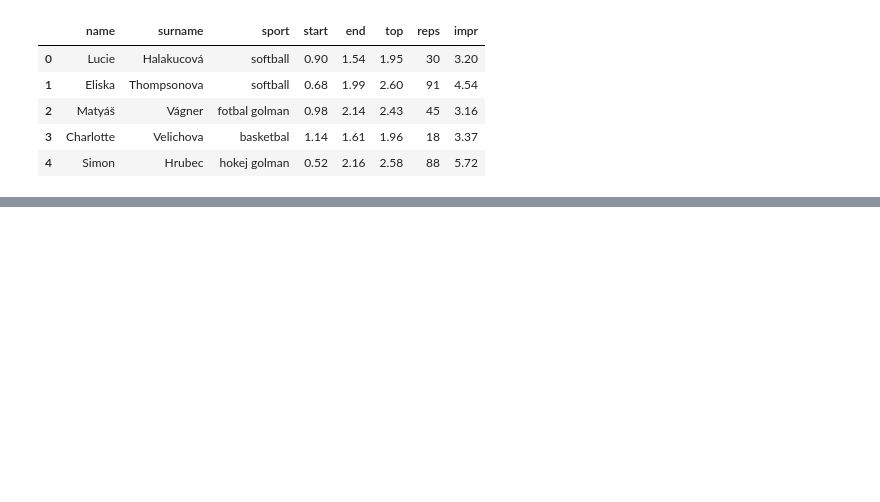
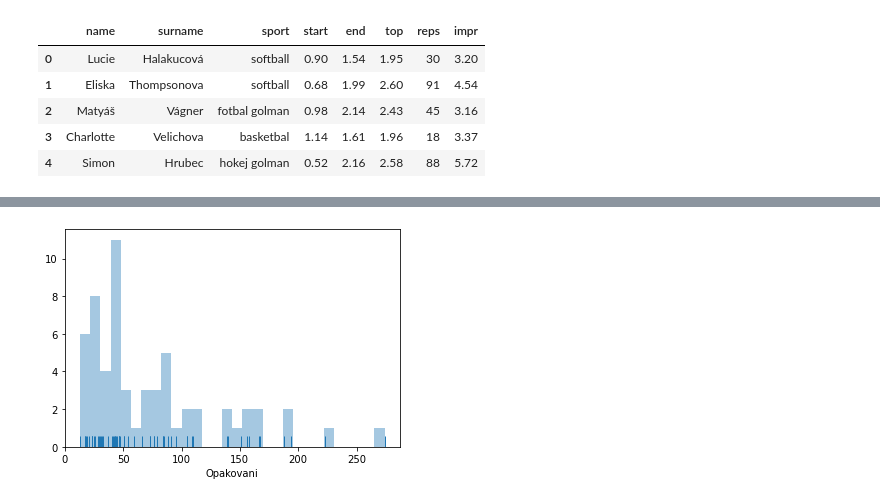
Before and after one commit to PavelHlubik/hoff2, a Jupyter notebook: main.ipynb, the cells around one changed output, grey strips where cells are left out. Saved outputs shown, nothing was run; the diff lists cells and outputs as text; code cells hidden in the pictures; blank space fills up the shorter version.

```diff
--- a/main.ipynb
+++ b/main.ipynb
@@ -27,3 +56,9 @@ ax.get_figure().savefig('zlepseni.png')
+# %%
+ax = sns.distplot(df['reps'], bins=30, kde=False, rug=True, label='Distribuce opakovani',
+             axlabel='Opakovani')
+ax.get_figure().savefig('opak.png')
+# %% [output]
+[figure, added]
 # %%
 wcs = df['sport'].value_counts()
 sports_filtered = df['sport'].map(lambda x:
```
Also changed, not shown: parts of 16 cells of this notebook.
